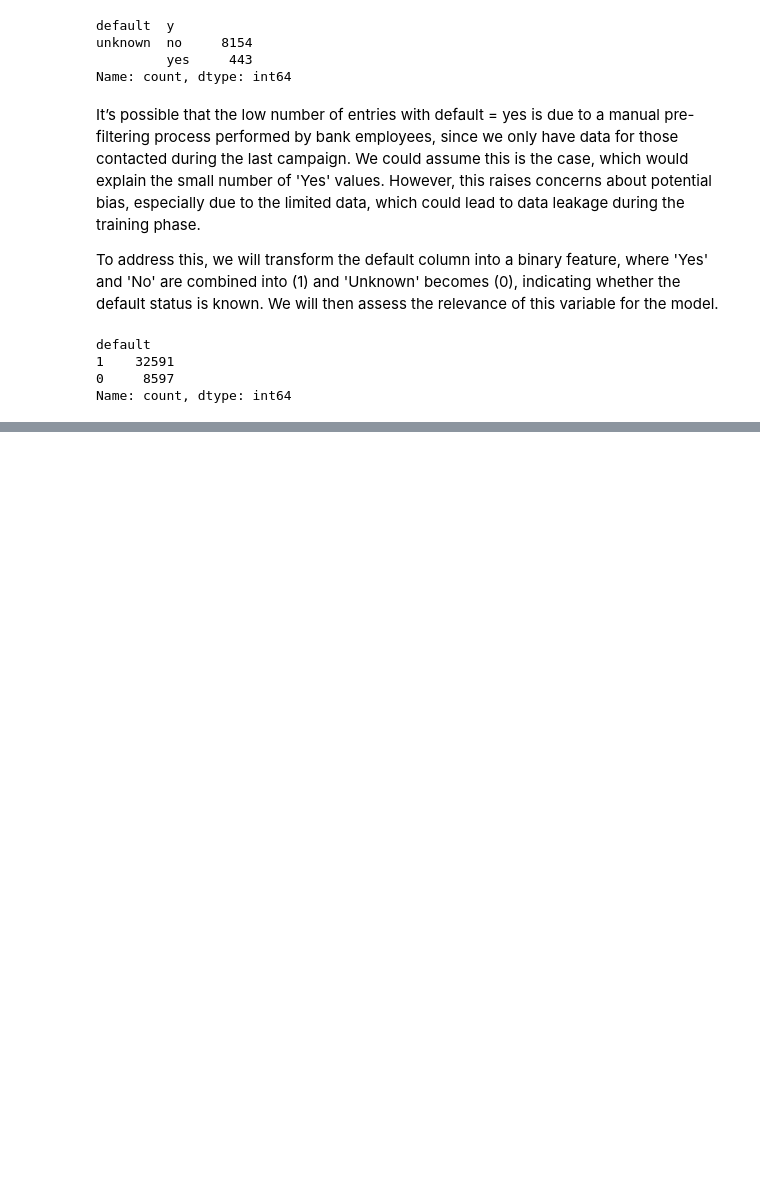
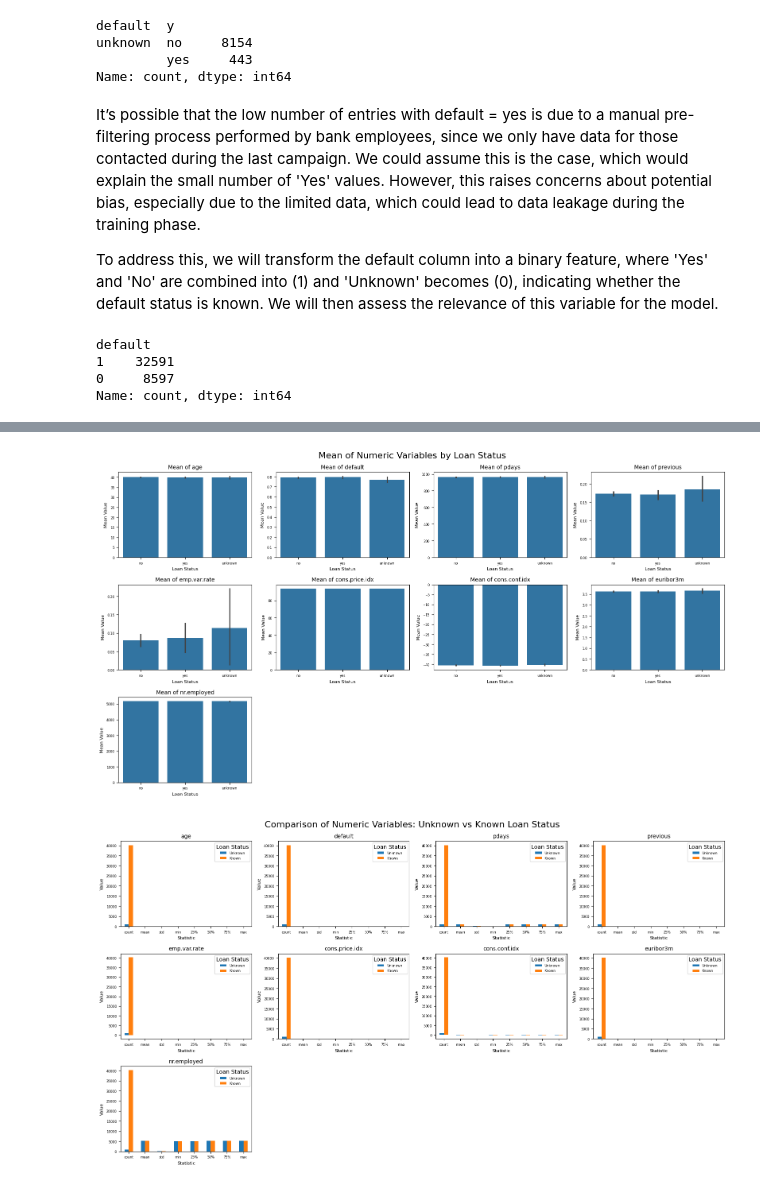
Before and after one commit to GuillePrograma94/ML-Exercise, a Jupyter notebook: src/explore.ipynb, the cells around one changed output, grey strips where cells are left out. Saved outputs shown, nothing was run; the diff lists cells and outputs as text; code cells hidden in the pictures; blank space fills up the shorter version.

```diff
--- a/src/explore.ipynb
+++ b/src/explore.ipynb
@@ -24,7 +26,7 @@ File downloaded to /workspace/ML-Exercise/data/raw/data.csv
 # %% [markdown]
 ### We now generate a dataframe to work with it.
 # %%
-df = pd.read_csv('/workspace/ML-Exercise/data/raw/data.csv', sep =";")
+df = pd.read_csv(r'D:\01A-TRABAJO\PYTHON\DATASCIENCE\EJERCICIOS\MACHINELEARNING\ML-Exercise\data\raw\data.csv', sep=";")
 pd.set_option('display.max_columns', None)
 df.head()
 # %% [output]
@@ -205,0 +239,57 @@ Name: count, dtype: int64
+# %%
+plt.style.use('default')
+
+# Analyze relationships with other variables that have numbers.
+numeric_columns = df.select_dtypes(include=['int64', 'float64']).columns
+
+# Create a figure with subplots for each numeric column, 4 per row
+fig, axes = plt.subplots(nrows=3, ncols=4, figsize=(16, 3 * 3))
+fig.suptitle('Mean of Numeric Variables by Loan Status', fontsize=16)
+
+for i, column in enumerate(numeric_columns):
+    ax = axes[i // 4, i % 4] if 3 > 1 else axes[i % 4]
+    sns.barplot(x='loan', y=column, data=df, ax=ax)
+    ax.set_title(f'Mean of {column}', fontsize=10)
+    ax.set_xlabel('Loan Status', fontsize=8)
+    ax.set_ylabel('Mean Value', fontsize=8)
+    ax.tick_params(axis='both', which='major', labelsize=6)
+    ax.tick_params(axis='x')
+
+# Remove any unused subplots
+for i in range(len(numeric_columns), 3 * 4):
+    fig.delaxes(axes[i // 4, i % 4] if 3 > 1 else axes[i % 4])
+
+plt.tight_layout()
+plt.show()
+
+# Characteristics of 'unknown' group vs 'known' group
+unknown_profile = df[df['loan'] == 'unknown'].describe()
+known_profile = df[df['loan'] != 'unknown'].describe()
+
+# Create a comparison plot for 'unknown' vs 'known' groups
+fig, axes = plt.subplots(nrows=3, ncols=4, figsize=(16, 3 * 3))
+fig.suptitle('Comparison of Numeric Variables: Unknown vs Known Loan Status', fontsize=16)
+
+for i, column in enumerate(numeric_columns):
+    ax = axes[i // 4, i % 4] if 3 > 1 else axes[i % 4]
+    data = pd.DataFrame({
+        'Unknown': unknown_profile.loc[:, column],
+        'Known': known_profile.loc[:, column]
+    })
+    data.plot(kind='bar', ax=ax)
+    ax.set_title(f'{column}', fontsize=10)
+    ax.set_xlabel('Statistic', fontsize=8)
+    ax.set_ylabel('Value', fontsize=8)
+    ax.legend(title='Loan Status', fontsize=6)
+    ax.tick_params(axis='both', which='major', labelsize=6)
+    ax.tick_params(axis='x', rotation=360)
+
+# Remove any unused subplots
+for i in range(len(numeric_columns), 3 * 4):
+    fig.delaxes(axes[i // 4, i % 4] if 3 > 1 else axes[i % 4])
+
+plt.tight_layout()
+plt.show()
+# %% [output]
+[figure, added]
+[figure, added]
```
Also changed, not shown: parts of 27 cells of this notebook, 2 other files.
